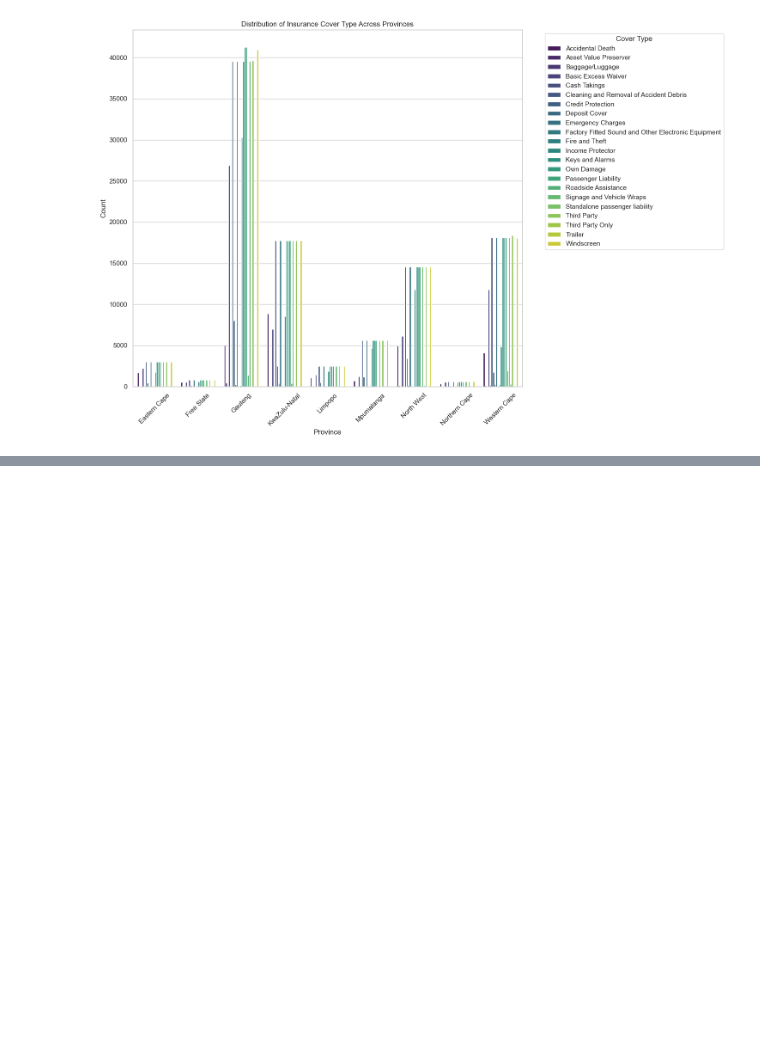
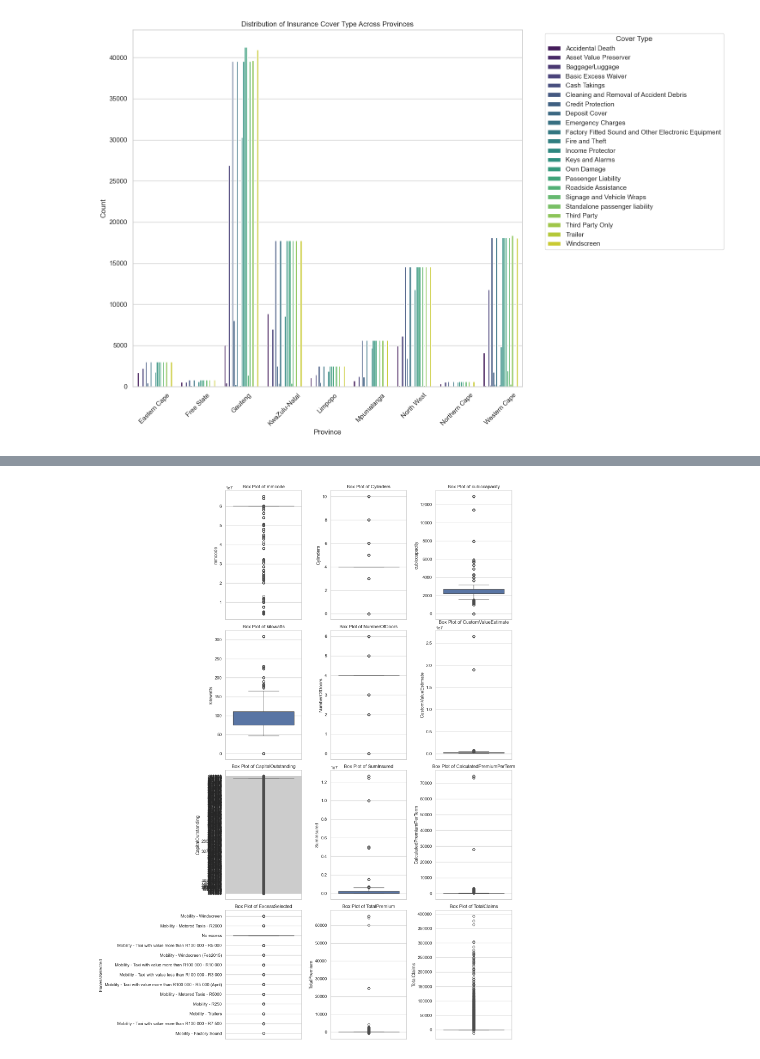
Before and after one commit to Wbam/Week-3, a Jupyter notebook: notebooks/eda_summary.ipynb, the cells around one changed output, grey strips where cells are left out. Saved outputs shown, nothing was run; the diff lists cells and outputs as text; code cells hidden in the pictures; blank space fills up the shorter version.

```diff
--- a/notebooks/eda_summary.ipynb
+++ b/notebooks/eda_summary.ipynb
@@ -336,0 +386,21 @@ plt.show()
+# %%
+numerical_columns = [
+    'mmcode', 'Cylinders', 'cubiccapacity', 'kilowatts', 'NumberOfDoors',
+    'CustomValueEstimate', 'CapitalOutstanding', 'SumInsured',
+    'CalculatedPremiumPerTerm', 'ExcessSelected', 'TotalPremium', 'TotalClaims'
+]
+num_plots = len(numerical_columns)
+num_cols = 3
+num_rows = (num_plots + num_cols - 1) // num_cols
+
+plt.figure(figsize=(15, 5 * num_rows))
+
+for i, column in enumerate(numerical_columns, 1):
+    plt.subplot(num_rows, num_cols, i)
+    sns.boxplot(data=data, y=column)
+    plt.title(f'Box Plot of {column}')
+
+plt.tight_layout()
+plt.show()
+# %% [output]
+[figure, added]
```
Also changed, not shown: parts of 8 cells of this notebook.
